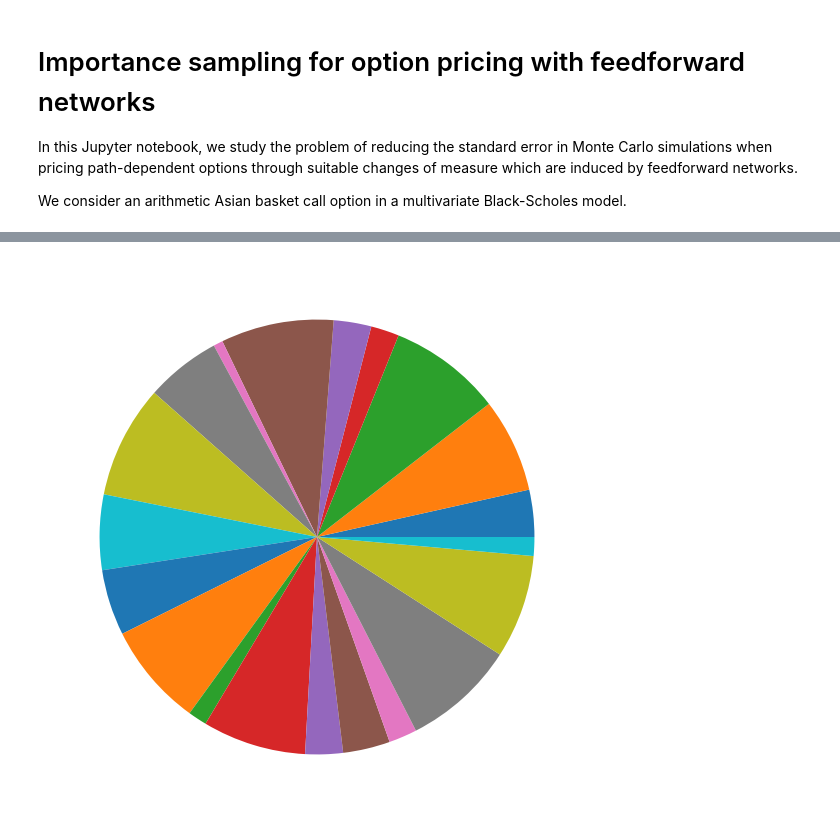
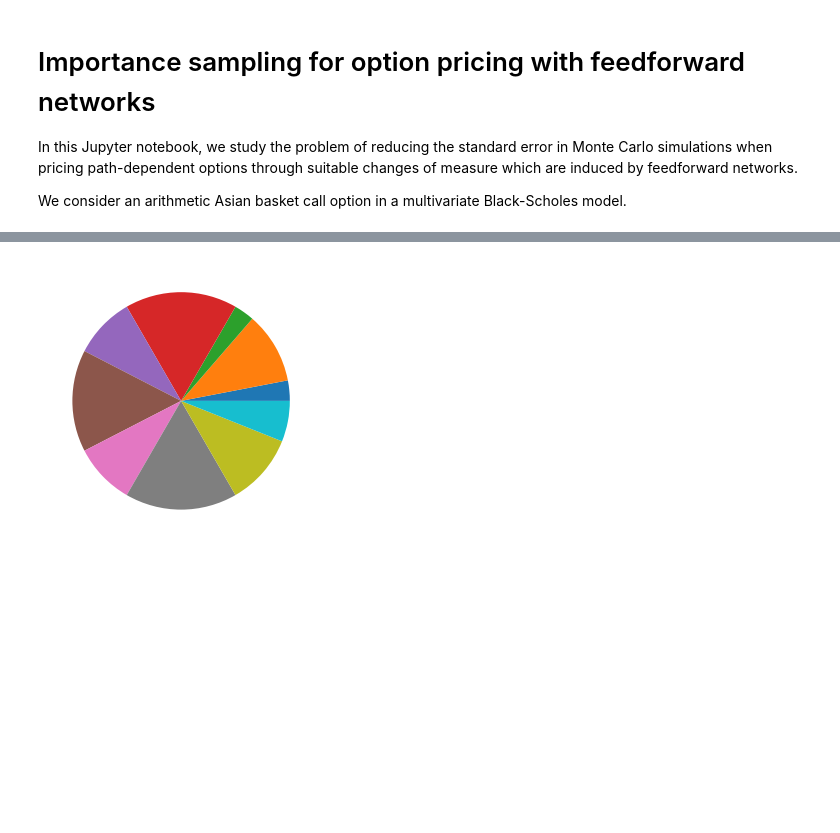
Before and after one commit to aarandjel/importance-sampling-with-feedforward-neural-networks, a Jupyter notebook: arithmetic_asian_basket_call_multivariate_Black_Scholes.ipynb, the cells around one changed output, grey strips where cells are left out. Drawn from its saved outputs; the diff is of its cells as text; code cells hidden in the pictures; blank space fills up the shorter version.

```diff
--- a/arithmetic_asian_basket_call_multivariate_Black_Scholes.ipynb
+++ b/arithmetic_asian_basket_call_multivariate_Black_Scholes.ipynb
@@ -32,6 +37,6 @@ N = 32
 delta_t = T/N
 strike = 70.0
 r = 0.05
-N_assets = 20
+N_assets = 10
 # %%
 X_0 = np.around(np.random.uniform(low=40.0, high=50.0, size=(N_assets,1)),0)
@@ -42,9 +47,9 @@ tilde_mu = mu - 0.5 * volvec
 # %%
 weights = np.around(mu / (norm(sigma, axis=0)).reshape((N_assets,1)),2)
 weights = weights / np.sum(weights)
 
-plt.figure(figsize=(18, 10))
+plt.figure(figsize=(9, 5))
 plt.pie(weights.reshape((N_assets)))
 plt.show()
 # %% [output]
-[figure, old version]
+[figure, new version]
```
Also changed, not shown: parts of 37 cells of this notebook.
